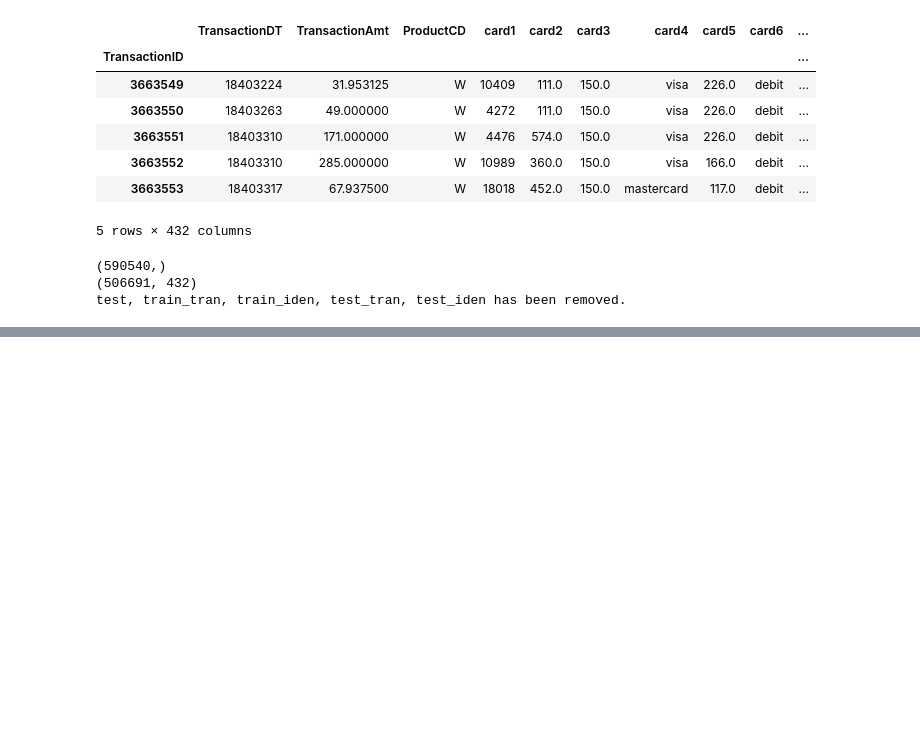
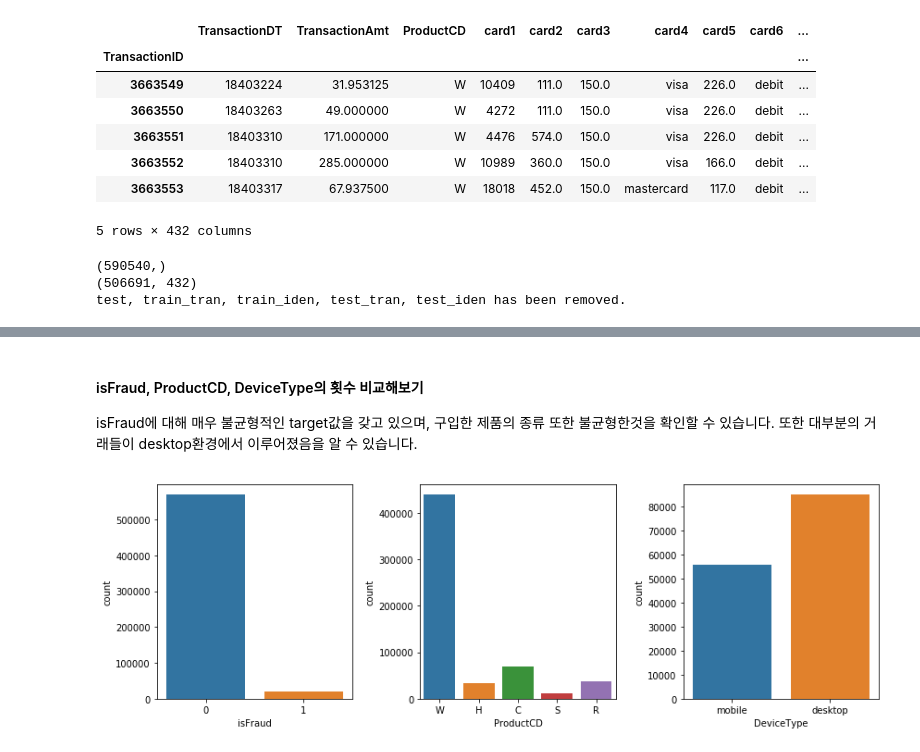
Before and after one commit to loveAlakazam/kaggle_IEEE_CIS_Fraud_Detection, a Jupyter notebook: Simple EDA of IEEE-FRAUD dataset.ipynb, the cells around one changed output, grey strips where cells are left out. Drawn from its saved outputs; the diff is of its cells as text; code cells hidden in the pictures; blank space fills up the shorter version.

Commit message:
Update Simple EDA of IEEE-FRAUD dataset.ipynb
1. Simple EDA(WIP)

```diff
--- a/Simple EDA of IEEE-FRAUD dataset.ipynb
+++ b/Simple EDA of IEEE-FRAUD dataset.ipynb
@@ -143,0 +195,11 @@ test, train_tran, train_iden, test_tran, test_iden has been removed.
+# %% [markdown]
+#### isFraud, ProductCD, DeviceType의 횟수 비교해보기
+isFraud에 대해 매우 불균형적인 target값을 갖고 있으며, 구입한 제품의 종류 또한 불균형한것을 확인할 수 있습니다. 또한 대부분의 거래들이 desktop환경에서 이루어졌음을 알 수 있습니다.
+# %%
+f, axes = plt.subplots(1, 3, figsize=(12, 4))
+isFraud = sns.countplot(x='isFraud', data=train, ax=axes[0])
+ProductCD = sns.countplot(x='ProductCD', data=train, ax=axes[1])
+DeviceType = sns.countplot(x='DeviceType', data=train, ax=axes[2])
+plt.tight_layout()
+# %% [output]
+[figure, added]
```
Also changed, not shown: parts of 5 cells of this notebook.
